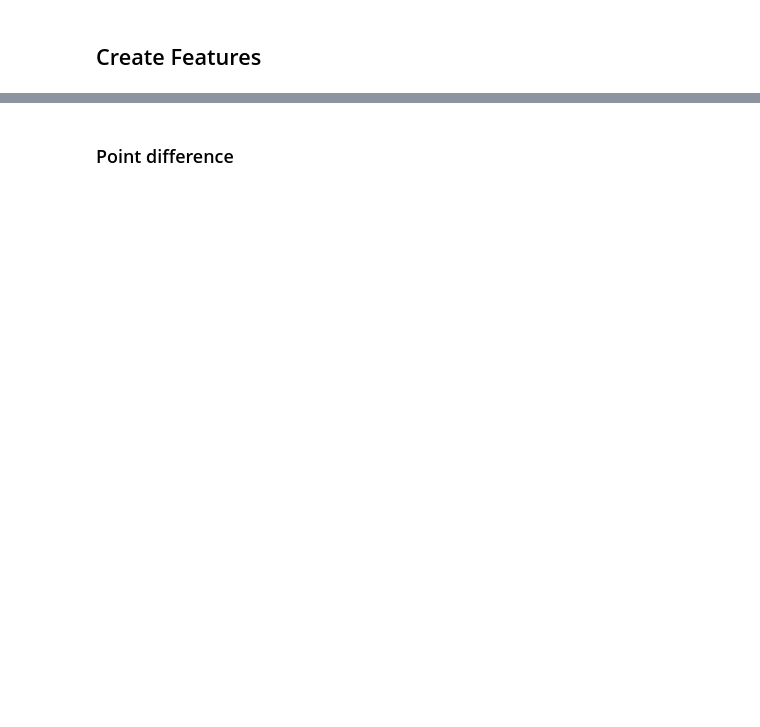
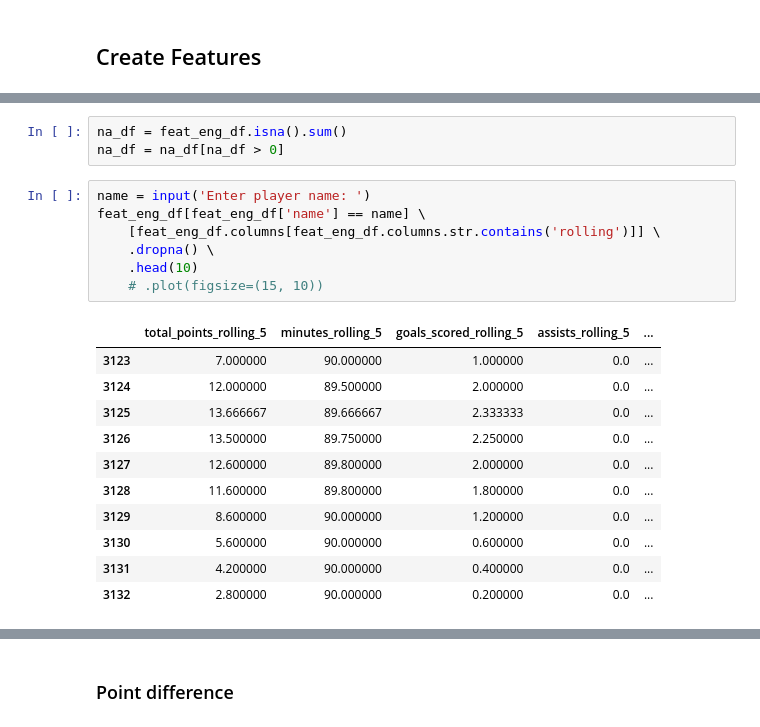
Before and after one commit to ThePyLord/FPL_Selector, a Jupyter notebook: src/analysis.ipynb, the cells around one changed output, grey strips where cells are left out. Drawn from its saved outputs; the diff is of its cells as text; blank space fills up the shorter version.

```diff
--- a/src/analysis.ipynb
+++ b/src/analysis.ipynb
@@ -70 +172,23 @@ team_df['team_id'] = team_df.index + 1 # Create a unique id for the teams
+# %%
+na_df = feat_eng_df.isna().sum()
+na_df = na_df[na_df > 0]
+# %%
+name = input('Enter player name: ')
+feat_eng_df[feat_eng_df['name'] == name] \
+	[feat_eng_df.columns[feat_eng_df.columns.str.contains('rolling')]] \
+	.dropna() \
+	.head(10)
+	# .plot(figsize=(15, 10))
+# %% [output]
+|  | total_points_rolling_5 | minutes_rolling_5 | goals_scored_rolling_5 | assists_rolling_5 | ... |
+| 3123 | 7.000000 | 90.000000 | 1.000000 | 0.0 | ... |
+| 3124 | 12.000000 | 89.500000 | 2.000000 | 0.0 | ... |
+| 3125 | 13.666667 | 89.666667 | 2.333333 | 0.0 | ... |
+| 3126 | 13.500000 | 89.750000 | 2.250000 | 0.0 | ... |
+| 3127 | 12.600000 | 89.800000 | 2.000000 | 0.0 | ... |
+| 3128 | 11.600000 | 89.800000 | 1.800000 | 0.0 | ... |
+| 3129 | 8.600000 | 90.000000 | 1.200000 | 0.0 | ... |
+| 3130 | 5.600000 | 90.000000 | 0.600000 | 0.0 | ... |
+| 3131 | 4.200000 | 90.000000 | 0.400000 | 0.0 | ... |
+| 3132 | 2.800000 | 90.000000 | 0.200000 | 0.0 | ... |
 # %%
```
Also changed, not shown: parts of 18 cells of this notebook, 6 other files.
